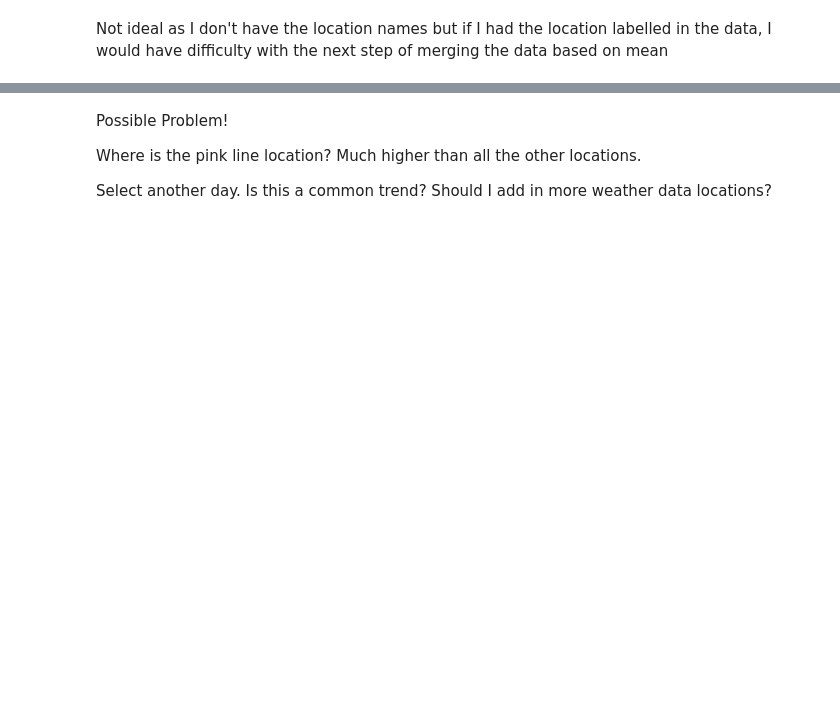
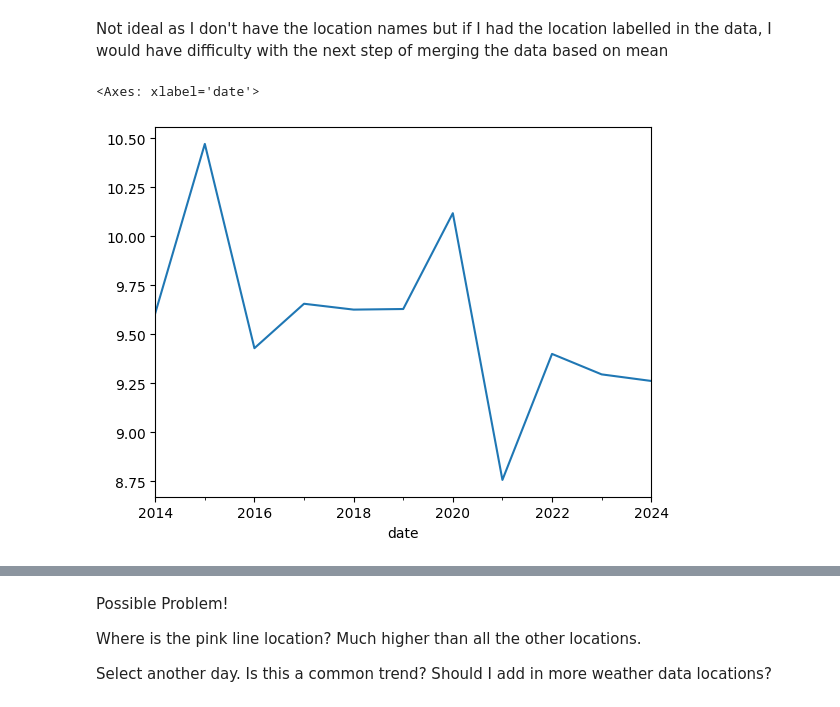
Before and after one commit to IreneKilgannon/PFDA, a Jupyter notebook: PFDA-project/wind.ipynb, the cells around one changed output, grey strips where cells are left out. Drawn from its saved outputs; the diff is of its cells as text; code cells hidden in the pictures; blank space fills up the shorter version.

```diff
--- a/PFDA-project/wind.ipynb
+++ b/PFDA-project/wind.ipynb
@@ -454,2 +447,7 @@ variation_df.head()
 # %% [markdown]
 Not ideal as I don't have the location names but if I had the location labelled in the data, I would have difficulty with the next step of merging the data based on mean
+# %%
+yearly_weather['wdsp'].plot()
+# %% [output]
+<Axes: xlabel='date'>
+[figure, added]
```
Also changed, not shown: parts of 53 cells of this notebook, 3 other files.
